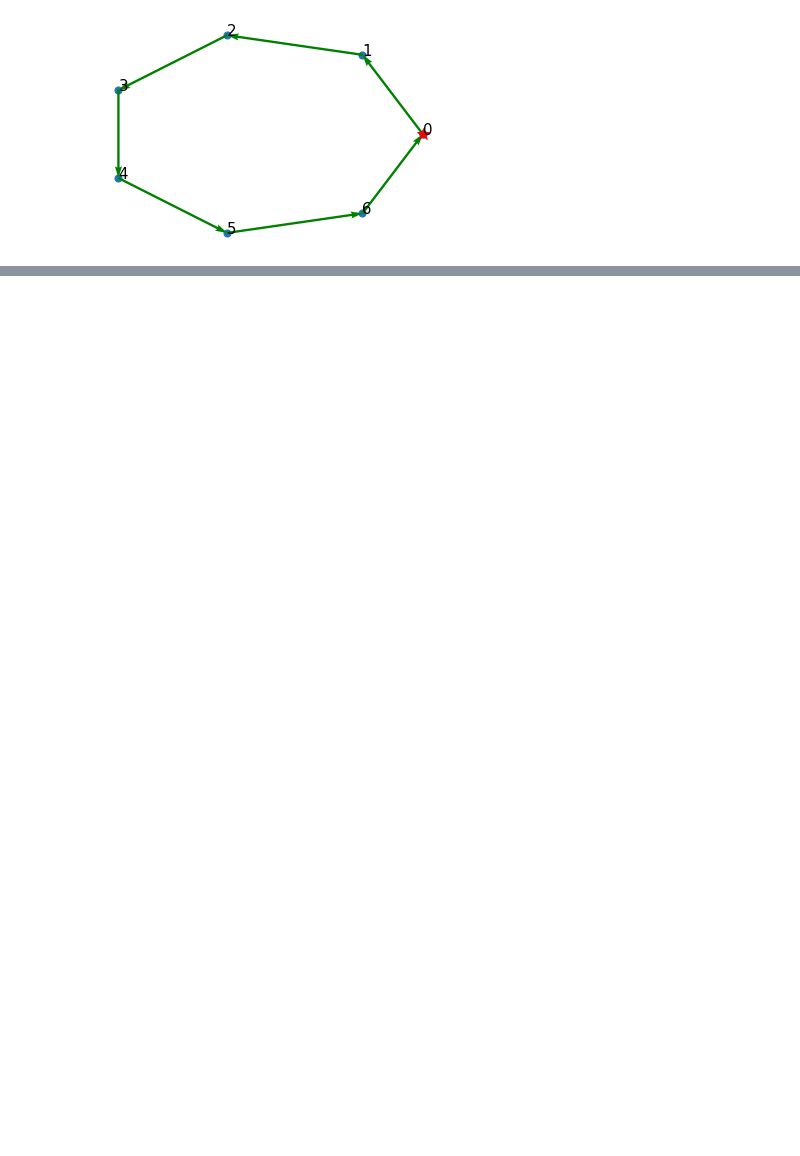
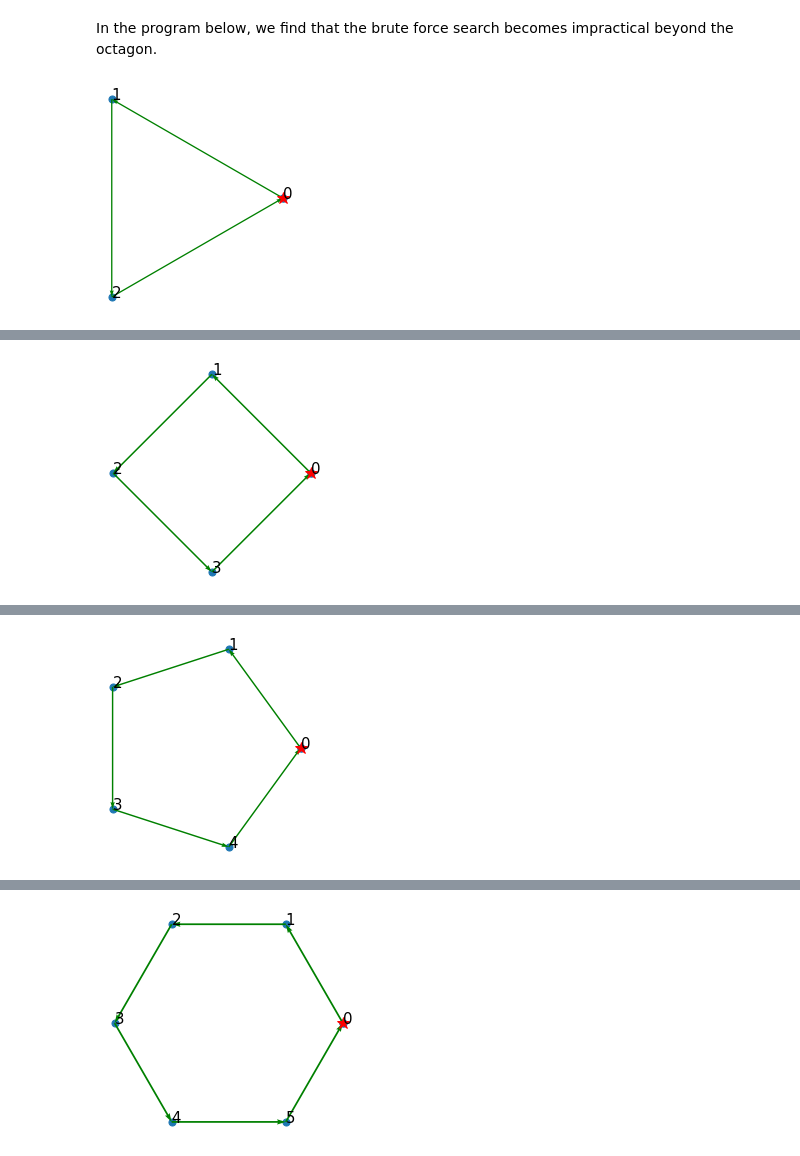
Before and after one commit to Pullabhatla/M2R, a Jupyter notebook: notebooks/brute.ipynb, the cells around one changed output, grey strips where cells are left out. Saved outputs shown, nothing was run; the diff lists cells and outputs as text; code cells hidden in the pictures; blank space fills up the shorter version.

```diff
--- a/notebooks/brute.ipynb
+++ b/notebooks/brute.ipynb
@@ -14,9 +17,16 @@ def gen_poly(n, dist_func=None):
         return Map([(cos((2*pi*i)/n), sin((2*pi*i)/n)) for i in range(n)], dist_func)
     else:
         return Map([(cos((2*pi*i)/n), sin((2*pi*i)/n)) for i in range(n)])
-# %%
-a = gen_poly(7)
-l = minimal_tour(a)
-l.show2d()
-# %% [output]
-[figure, removed]
+# %% [markdown]
+In the program below, we find that the brute force search becomes impractical beyond the octagon.
+# %%
+times = []
+for i in range(3, 9):
+    t0 = time()
+    minimal_tour(gen_poly(i)).show2d()
+    t1 = time()
+    t = t1 - t0
+    times.append(t)
+    print(f"Time elapsed: {round(t, 3)} seconds")
+# %% [output]
+[figure, added]
@@ -22,0 +34 @@ l.show2d()
+[figure, added]
@@ -22,0 +36 @@ l.show2d()
+[figure, added]
@@ -22,0 +38 @@ l.show2d()
+[figure, added]
```
Also changed, not shown: parts of 11 cells of this notebook, 1 other file.
